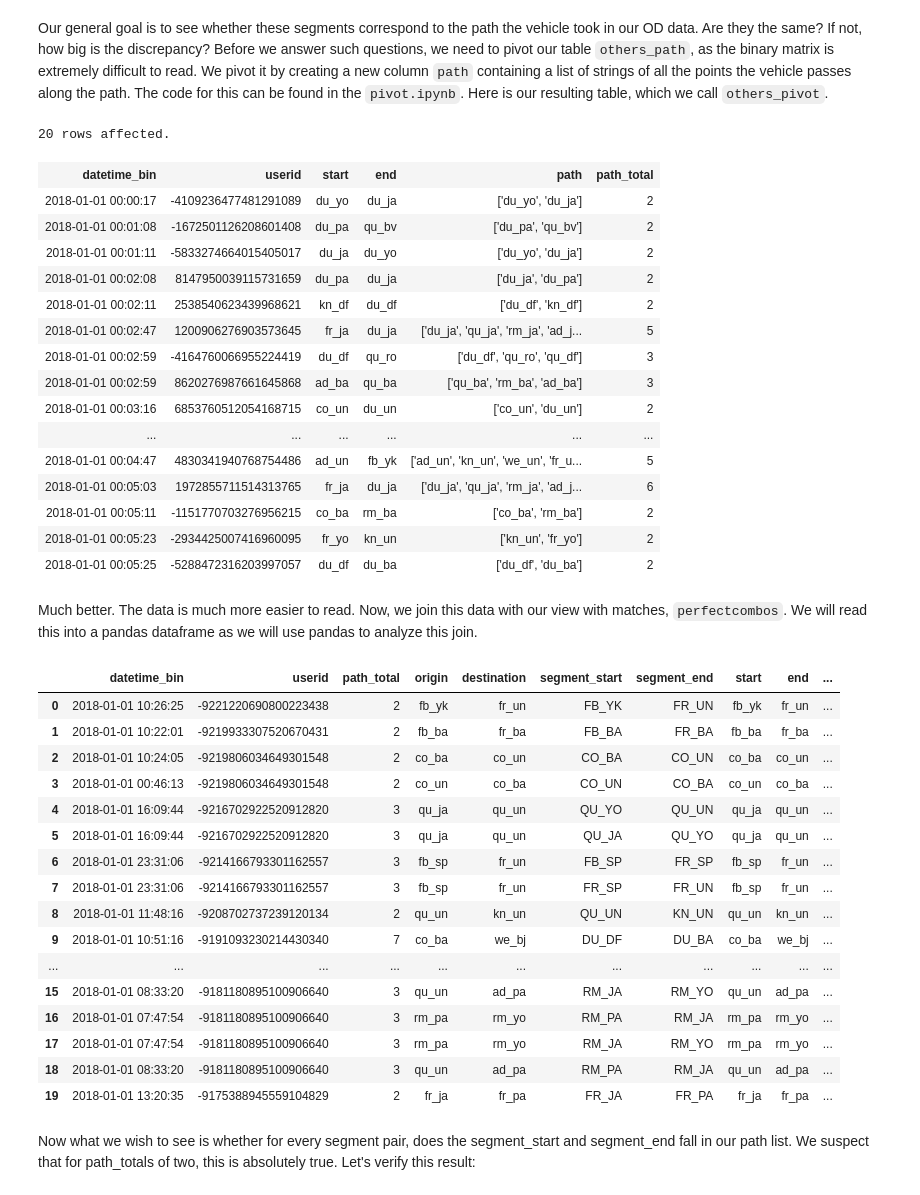
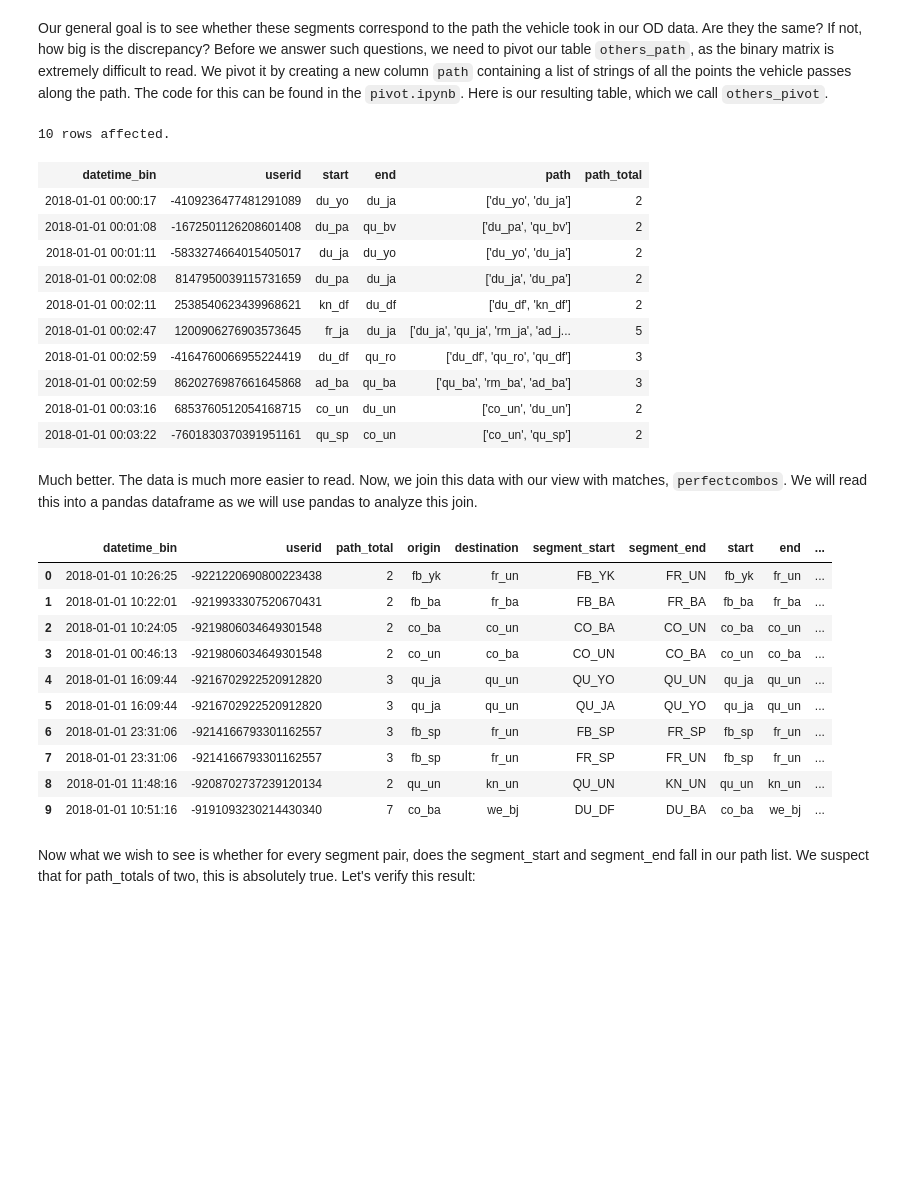
Before and after one commit to CityofToronto/bdit_data-sources, a Jupyter notebook: bluetooth/od/od analysis.ipynb, the cells around one changed output. Cells and saved outputs as stored; diff of their text form; code cells hidden in the pictures; blank space fills up the shorter version.

Commit message:
fixed table loading issue

```diff
--- a/bluetooth/od/od analysis.ipynb
+++ b/bluetooth/od/od analysis.ipynb
@@ -627,9 +617,9 @@ Essentially, this view is a table containing every OD pair that matches with blu
 Our general goal is to see whether these segments correspond to the path the vehicle took in our OD data. Are they the same? If not, how big is the discrepancy? Before we answer such questions, we need to pivot our table `others_path`, as the binary matrix is extremely difficult to read. We pivot it by creating a new column `path` containing a list of strings of all the points the vehicle passes along the path. The code for this can be found in the `pivot.ipynb`. Here is our resulting table, which we call `others_pivot`.
 # %%
 %%sql
-select * from others_pivot limit 20;
+select * from others_pivot limit 10;
 # %% [output]
-20 rows affected.
+10 rows affected.
 | datetime_bin | userid | start | end | path | path_total |
 | 2018-01-01 00:00:17 | -4109236477481291089 | du_yo | du_ja | ['du_yo', 'du_ja'] | 2 |
 | 2018-01-01 00:01:08 | -1672501126208601408 | du_pa | qu_bv | ['du_pa', 'qu_bv'] | 2 |
@@ -640,37 +630,26 @@ select * from others_pivot limit 20;
 | 2018-01-01 00:02:59 | -4164760066955224419 | du_df | qu_ro | ['du_df', 'qu_ro', 'qu_df'] | 3 |
 | 2018-01-01 00:02:59 | 8620276987661645868 | ad_ba | qu_ba | ['qu_ba', 'rm_ba', 'ad_ba'] | 3 |
 | 2018-01-01 00:03:16 | 6853760512054168715 | co_un | du_un | ['co_un', 'du_un'] | 2 |
-| ... | ... | ... | ... | ... | ... |
-| 2018-01-01 00:04:47 | 4830341940768754486 | ad_un | fb_yk | ['ad_un', 'kn_un', 'we_un', 'fr_u... | 5 |
-| 2018-01-01 00:05:03 | 1972855711514313765 | fr_ja | du_ja | ['du_ja', 'qu_ja', 'rm_ja', 'ad_j... | 6 |
-| 2018-01-01 00:05:11 | -1151770703276956215 | co_ba | rm_ba | ['co_ba', 'rm_ba'] | 2 |
-| 2018-01-01 00:05:23 | -2934425007416960095 | fr_yo | kn_un | ['kn_un', 'fr_yo'] | 2 |
-| 2018-01-01 00:05:25 | -5288472316203997057 | du_df | du_ba | ['du_df', 'du_ba'] | 2 |
+| 2018-01-01 00:03:22 | -7601830370391951161 | qu_sp | co_un | ['co_un', 'qu_sp'] | 2 |
 # %% [markdown]
 Much better. The data is much more easier to read. Now, we join this data with our view with matches, `perfectcombos`. We will read this into a pandas dataframe as we will use pandas to analyze this join.
 # %%
 string = '''SELECT * FROM alouis2.perfectcombos
             NATURAL JOIN others_pivot'''
 df = pandasql.read_sql(pg.SQL(string), con)
-df.head(20)
+df.head(10)
 # %% [output]
 |  | datetime_bin | userid | path_total | origin | destination | segment_start | segment_end | start | end | ... |
 | 0 | 2018-01-01 10:26:25 | -9221220690800223438 | 2 | fb_yk | fr_un | FB_YK | FR_UN | fb_yk | fr_un | ... |
 | 1 | 2018-01-01 10:22:01 | -9219933307520670431 | 2 | fb_ba | fr_ba | FB_BA | FR_BA | fb_ba | fr_ba | ... |
 | 2 | 2018-01-01 10:24:05 | -9219806034649301548 | 2 | co_ba | co_un | CO_BA | CO_UN | co_ba | co_un | ... |
 | 3 | 2018-01-01 00:46:13 | -9219806034649301548 | 2 | co_un | co_ba | CO_UN | CO_BA | co_un | co_ba | ... |
 | 4 | 2018-01-01 16:09:44 | -9216702922520912820 | 3 | qu_ja | qu_un | QU_YO | QU_UN | qu_ja | qu_un | ... |
 | 5 | 2018-01-01 16:09:44 | -9216702922520912820 | 3 | qu_ja | qu_un | QU_JA | QU_YO | qu_ja | qu_un | ... |
 | 6 | 2018-01-01 23:31:06 | -9214166793301162557 | 3 | fb_sp | fr_un | FB_SP | FR_SP | fb_sp | fr_un | ... |
 | 7 | 2018-01-01 23:31:06 | -9214166793301162557 | 3 | fb_sp | fr_un | FR_SP | FR_UN | fb_sp | fr_un | ... |
 | 8 | 2018-01-01 11:48:16 | -9208702737239120134 | 2 | qu_un | kn_un | QU_UN | KN_UN | qu_un | kn_un | ... |
 | 9 | 2018-01-01 10:51:16 | -9191093230214430340 | 7 | co_ba | we_bj | DU_DF | DU_BA | co_ba | we_bj | ... |
-| ... | ... | ... | ... | ... | ... | ... | ... | ... | ... | ... |
-| 15 | 2018-01-01 08:33:20 | -9181180895100906640 | 3 | qu_un | ad_pa | RM_JA | RM_YO | qu_un | ad_pa | ... |
-| 16 | 2018-01-01 07:47:54 | -9181180895100906640 | 3 | rm_pa | rm_yo | RM_PA | RM_JA | rm_pa | rm_yo | ... |
-| 17 | 2018-01-01 07:47:54 | -9181180895100906640 | 3 | rm_pa | rm_yo | RM_JA | RM_YO | rm_pa | rm_yo | ... |
-| 18 | 2018-01-01 08:33:20 | -9181180895100906640 | 3 | qu_un | ad_pa | RM_PA | RM_JA | qu_un | ad_pa | ... |
-| 19 | 2018-01-01 13:20:35 | -9175388945559104829 | 2 | fr_ja | fr_pa | FR_JA | FR_PA | fr_ja | fr_pa | ... |
 # %% [markdown]
 Now what we wish to see is whether for every segment pair, does the segment_start and segment_end fall in our path list. We suspect that for path_totals of two, this is absolutely true. Let's verify this result:
 # %%
```
Also changed, not shown: parts of 3 cells of this notebook.
